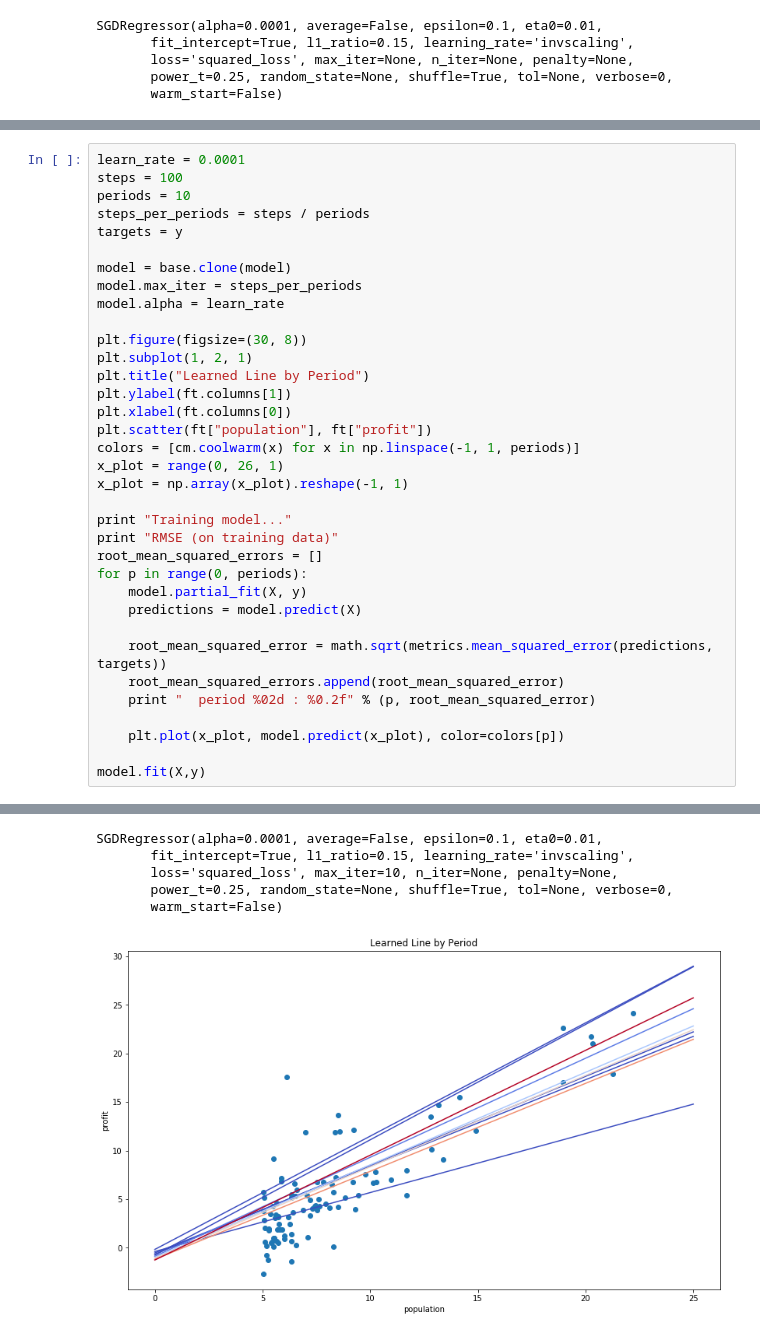
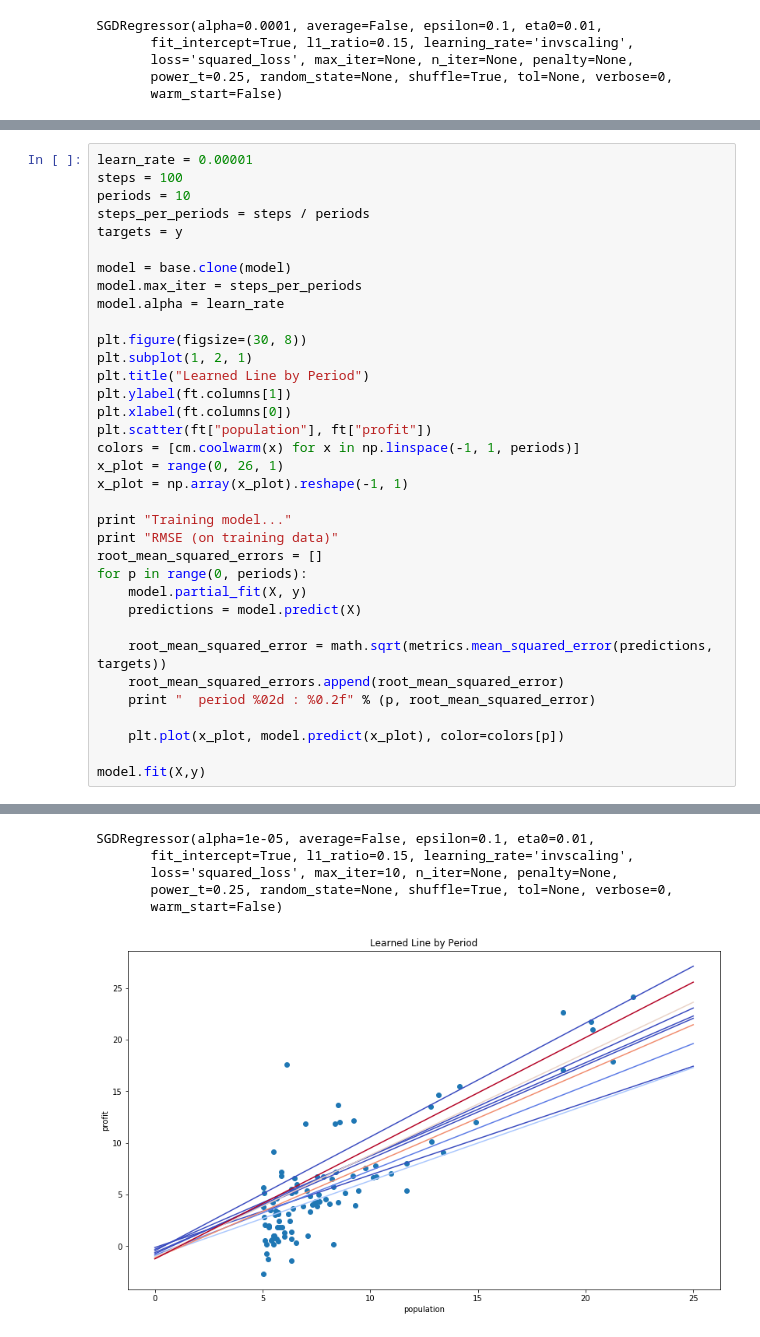
Before and after one commit to manoelrui/python_ml_sklearn, a Jupyter notebook: linear_regression.ipynb, the cells around one changed output, grey strips where cells are left out. Cells and saved outputs as stored; diff of their text form.

```diff
--- a/linear_regression.ipynb
+++ b/linear_regression.ipynb
@@ -123,5 +155,5 @@ Root Mean Squared Error (on training data): 3.347
 # %%
-learn_rate = 0.0001
+learn_rate = 0.00001
 steps = 100
 periods = 10
 steps_per_periods = steps / periods
@@ -171,9 +203,9 @@ RMSE (on training data)
-SGDRegressor(alpha=0.0001, average=False, epsilon=0.1, eta0=0.01,
+SGDRegressor(alpha=1e-05, average=False, epsilon=0.1, eta0=0.01,
        fit_intercept=True, l1_ratio=0.15, learning_rate='invscaling',
        loss='squared_loss', max_iter=10, n_iter=None, penalty=None,
        power_t=0.25, random_state=None, shuffle=True, tol=None, verbose=0,
        warm_start=False)
-[figure, old version]
+[figure, new version]
 # %%
 plt.figure(figsize=(30, 8))
 plt.subplot(1, 2, 1)
```
Also changed, not shown: parts of 8 cells of this notebook.
